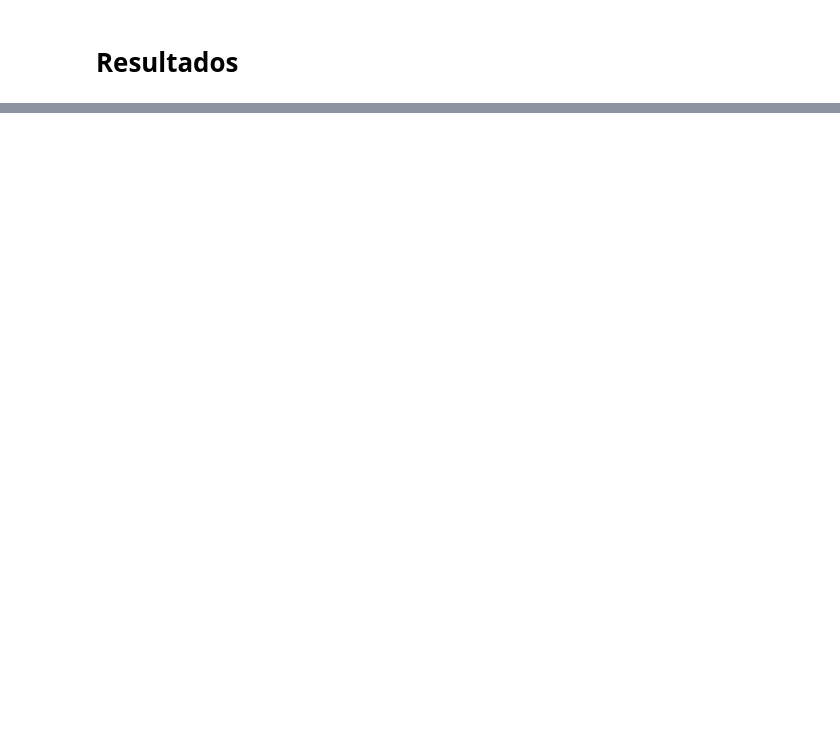
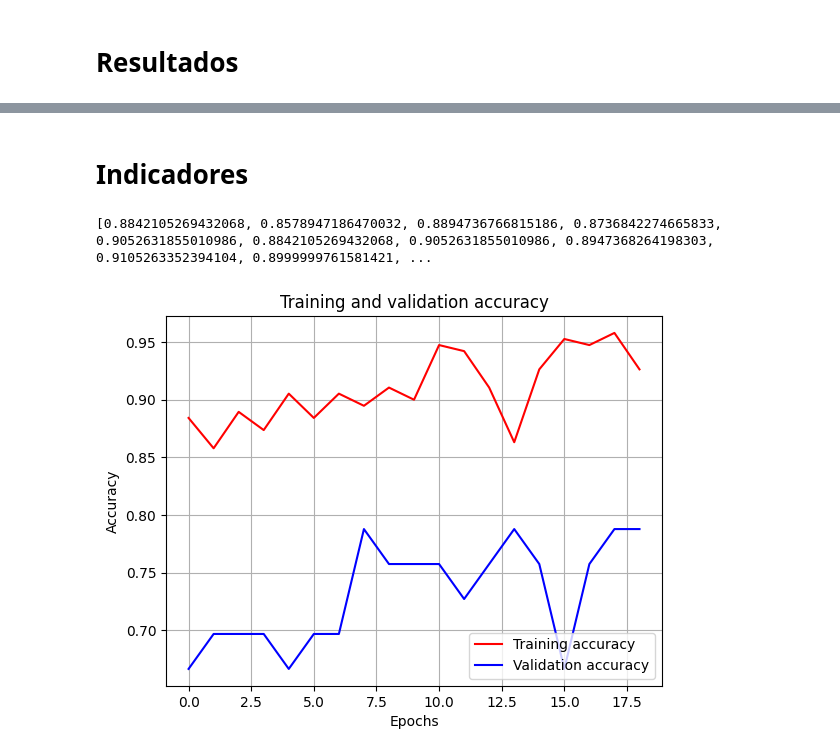
Before and after one commit to Jonatttttttan/Projetos_DeepLearning_Python, a Jupyter notebook: Identificador_Plantas_Brasil/dataView.ipynb, the cells around one changed output, grey strips where cells are left out. Drawn from its saved outputs; the diff is of its cells as text; code cells hidden in the pictures; blank space fills up the shorter version.

Commit message:
Modelo treinado

```diff
--- a/Identificador_Plantas_Brasil/dataView.ipynb
+++ b/Identificador_Plantas_Brasil/dataView.ipynb
@@ -134,7 +134,10 @@ model = keras.Sequential([
     RandomZoom(0.2),
     RandomContrast(0.1),
 
-    keras.layers.Lambda(preprocess_input),
+    keras.layers.Rescaling(
+        scale=1./127.5,
+        offset=-1
+    ),
 
     base_model,
 
@@ -222,0 +228,13 @@ num_epochs = 100
+# %%
+callbacks_list = [
+    keras.callbacks.ModelCheckpoint(
+        filepath = 'modelh5.keras',
+        monitor = 'val_loss', save_best_only=True, verbose=1
+    ),
+    keras.callbacks.EarlyStopping(monitor='val_loss', patience=10, verbose=1)
+]
+# %%
+history = model.fit(train_dataset,
+                    validation_data=val_dataset,
+                    epochs = num_epochs,
+                    callbacks=callbacks_list)
@@ -222,0 +259,22 @@ num_epochs = 100
+# %% [markdown]
+# Indicadores
+# %%
+acc = history.history['accuracy']
+val_acc = history.history["val_accuracy"]
+print(acc)
+
+epochs = range(len(acc))
+
+plt.plot(epochs, acc, 'r', label="Training accuracy")
+plt.plot(epochs, val_acc, 'b', label="Validation accuracy")
+
+plt.xlabel("Epochs")
+plt.ylabel('Accuracy')
+plt.title("Training and validation accuracy")
+plt.legend(loc=4)
+plt.grid(axis='both')
+
+plt.show()
+# %% [output]
+[0.8842105269432068, 0.8578947186470032, 0.8894736766815186, 0.8736842274665833, 0.9052631855010986, 0.8842105269432068, 0.9052631855010986, 0.8947368264198303, 0.9105263352394104, 0.8999999761581421, ...
+[figure, added]
```
Also changed, not shown: parts of 9 cells of this notebook, 1 other file.
